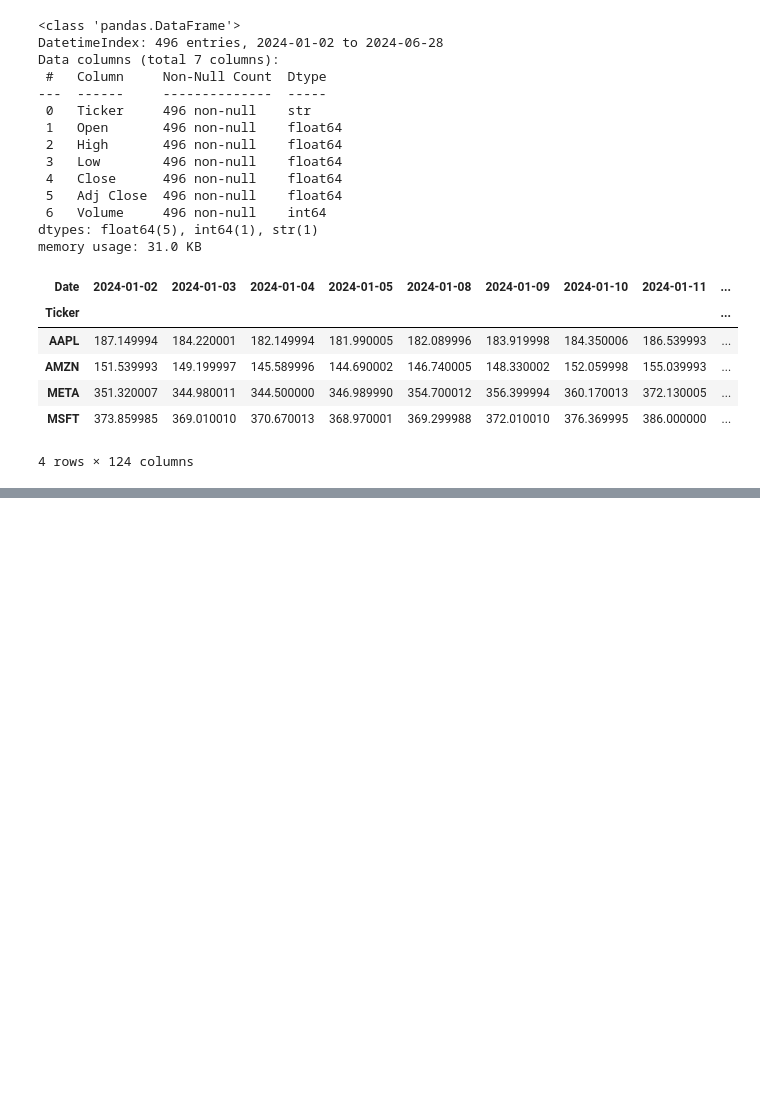
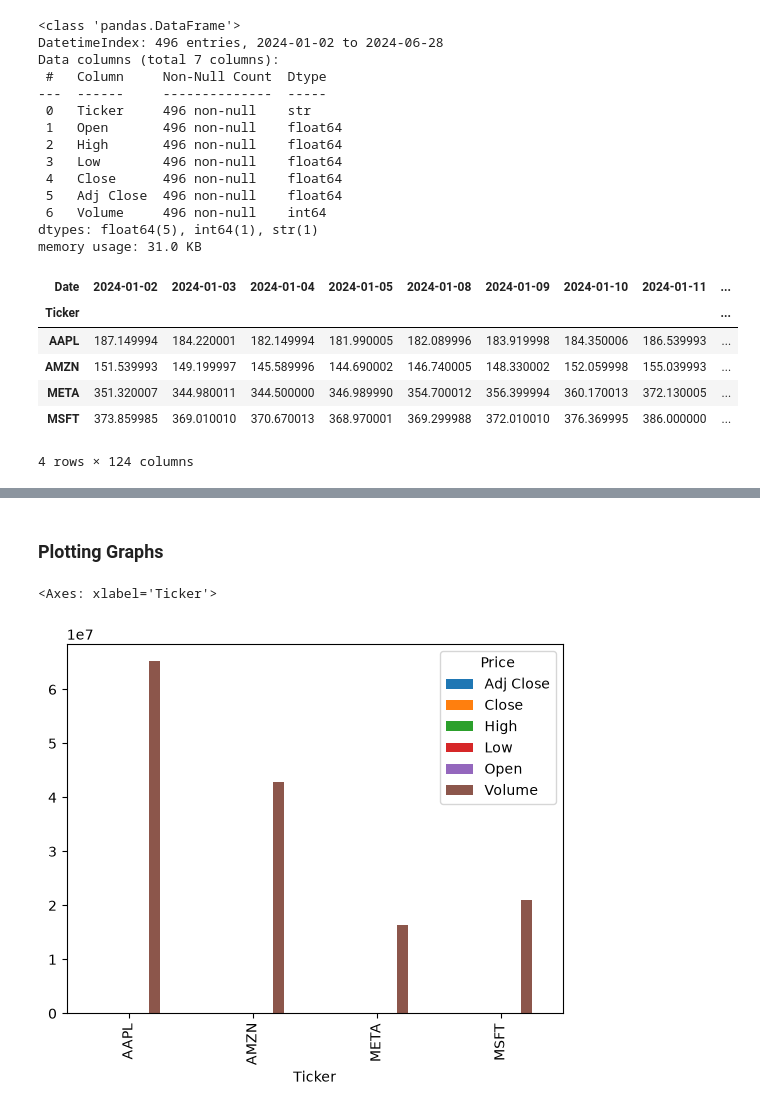
Before and after one commit to sumitkhera11/AI-Agentic-Trading-Bot, a Jupyter notebook: notebooks/Day_31.Pivot_Melt.ipynb, the cells around one changed output, grey strips where cells are left out. Drawn from its saved outputs; the diff is of its cells as text; code cells hidden in the pictures; blank space fills up the shorter version.

```diff
--- a/notebooks/Day_31.Pivot_Melt.ipynb
+++ b/notebooks/Day_31.Pivot_Melt.ipynb
@@ -279,0 +313,8 @@ data.pivot_table(index='Ticker',columns='Date', aggfunc='mean')
+# %% [markdown]
+### Plotting Graphs
+# %%
+# data.pivot_table(index='Ticker').plot()
+data.pivot_table(index='Ticker').plot(kind='bar')
+# %% [output]
+<Axes: xlabel='Ticker'>
+[figure, added]
```
Also changed, not shown: parts of 4 cells of this notebook, 14 other files.
